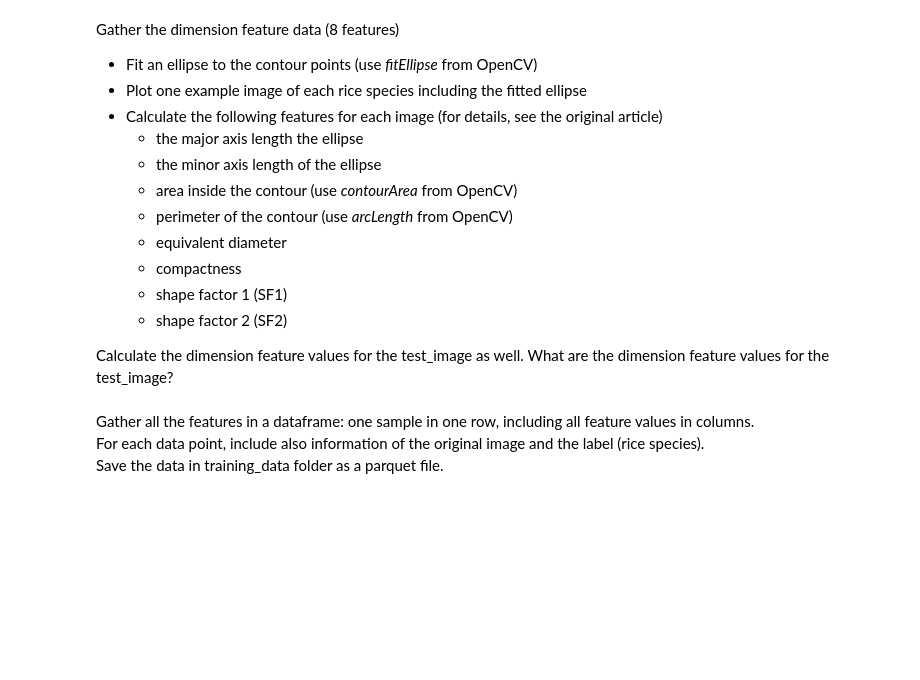
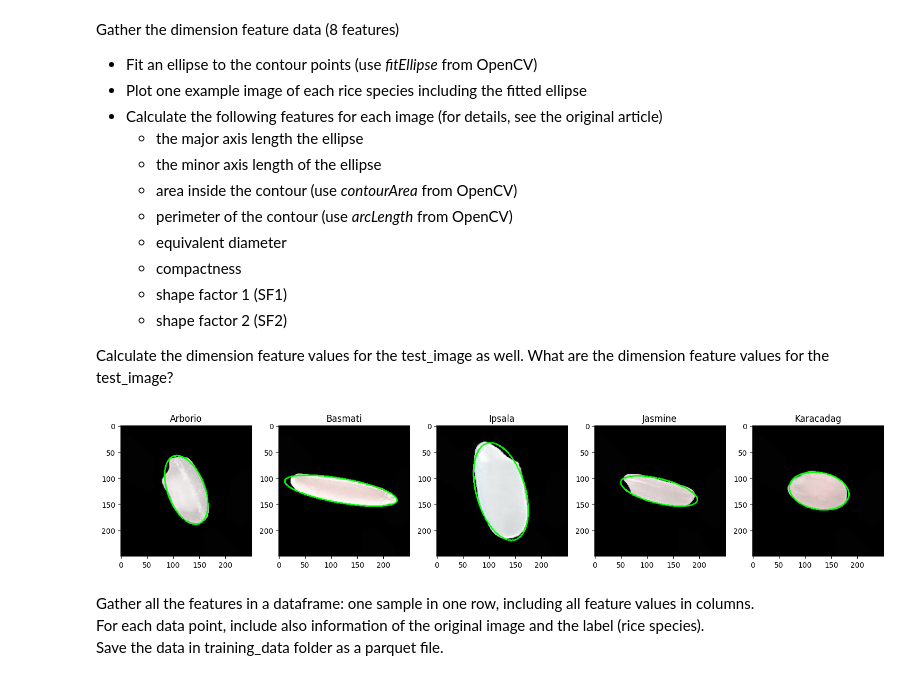
Before and after one commit to konstanyman/Exercise_p1, a Jupyter notebook: notebooks/Exercise_MLPR2024_part1_template.ipynb, the cells around one changed output. Saved outputs shown, nothing was run; the diff lists cells and outputs as text; code cells hidden in the pictures; blank space fills up the shorter version.

Commit message:
dimensional features extracted
todo:
dimensional features on the test image
forming a dataframe of features
analysis of features

```diff
--- a/notebooks/Exercise_MLPR2024_part1_template.ipynb
+++ b/notebooks/Exercise_MLPR2024_part1_template.ipynb
@@ -235,3 +237,29 @@ Gather the dimension feature data (8 features) <br>
     - shape factor 2 (SF2)
 
 Calculate the dimension feature values for the test_image as well. What are the dimension feature values for the test_image?
+# %%
+# create a list for ellipses
+ellipses = []
+
+# loop through images
+for contours in all_contours:
+    # fit ellipse to the contour
+    ellipse = cv.fitEllipse(contours[0])
+    ellipses.append(ellipse)
+
+
+# create figure
+fig, axes = plt.subplots(1, 5, figsize=(15, 5))
+
+# draw example image for each rice species
+j = 0
+for i in range(0, 500, 100):
+    image = cv.imread(subset[i])
+    ellipse_image = cv.ellipse(image, ellipses[i], (0, 255, 0), 2) #draw ellipse onto image
+    axes[j].imshow(ellipse_image)
+    axes[j].set_title(folders[j])
+    j += 1
+
+plt.tight_layout()
+# %% [output]
+[figure, added]
```
Also changed, not shown: parts of 3 cells of this notebook.
